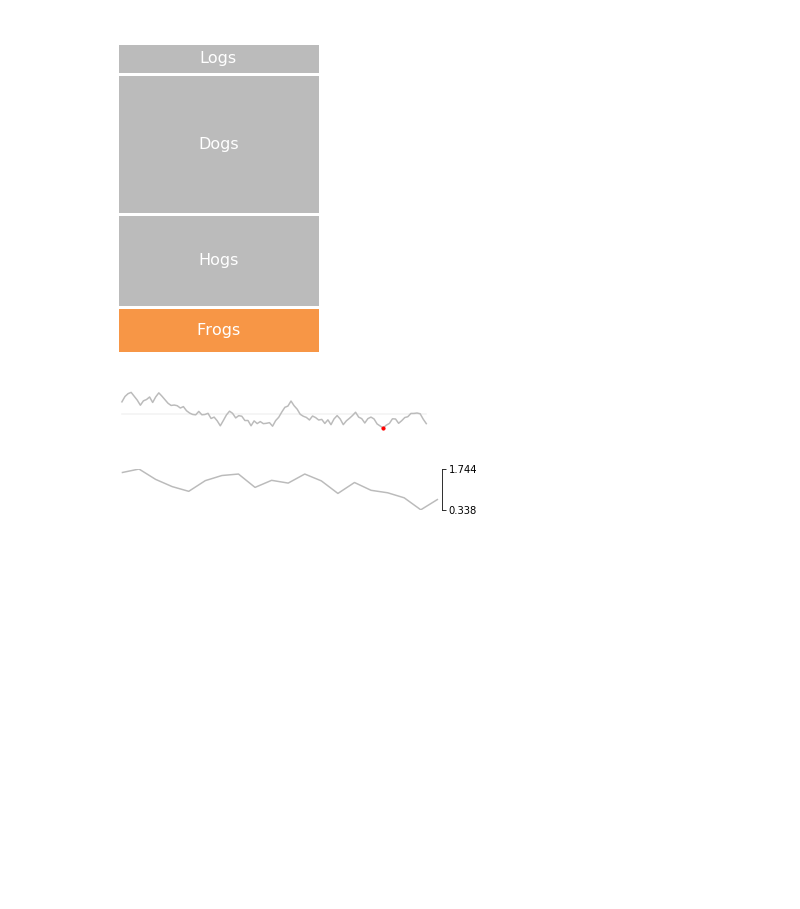
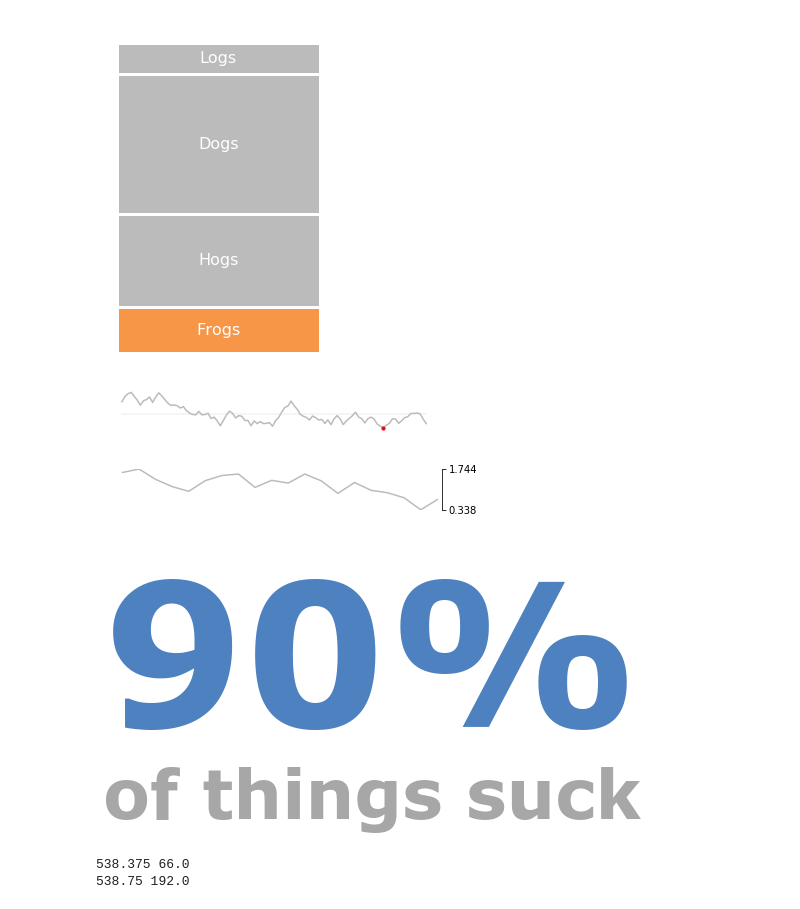
Before and after one commit to coreygirard/less, a Jupyter notebook: labs.ipynb, the cells around one changed output. Drawn from its saved outputs; the diff is of its cells as text; code cells hidden in the pictures; blank space fills up the shorter version.

```diff
--- a/labs.ipynb
+++ b/labs.ipynb
@@ -751,3 +751,47 @@ y = np.cumsum(y) + 2
 sparkline_with_axis(y)
 # %% [output]
 [figure]
+# %%
+f = plt.figure()
+r = f.canvas.get_renderer()
+
+top_text = plt.text(0,0,'90%', fontsize=200, weight='black', color="#4D81BF",
+             ha='center',
+             va='bottom')
+bottom_text = plt.text(0,0,'of things suck', fontsize=200, weight='black', color='#A7A7A7',
+             ha='center',
+             va='top')
+
+
+width_ratio = bottom_text.get_window_extent(renderer=r).width / top_text.get_window_extent(renderer=r).width
+bottom_text.set_fontsize(top_text.get_fontsize() / width_ratio)
+
+#while bottom_text.get_window_extent(renderer=r).width > top_text.get_window_extent(renderer=r).width:
+#    bottom_text.set_fontsize(bottom_text.get_fontsize()*0.999)
+
+
+ax = plt.gca()
+ax.spines['right'].set_visible(False)
+ax.spines['left'].set_visible(False)
+ax.spines['top'].set_visible(False)
+ax.spines['bottom'].set_visible(False)
+plt.xticks([])
+plt.yticks([])
+plt.rcParams["figure.figsize"] = [6, 4]
+plt.show()
+
+bb = bottom_text.get_window_extent(renderer=r)
+width = bb.width
+height = bb.height
+
+print(width, height)
+
+bb = top_text.get_window_extent(renderer=r)
+width = bb.width
+height = bb.height
+
+print(width, height)
+# %% [output]
+[figure, added]
+538.375 66.0
+538.75 192.0
```
Also changed, not shown: parts of 1 cell of this notebook, 1 other file.
